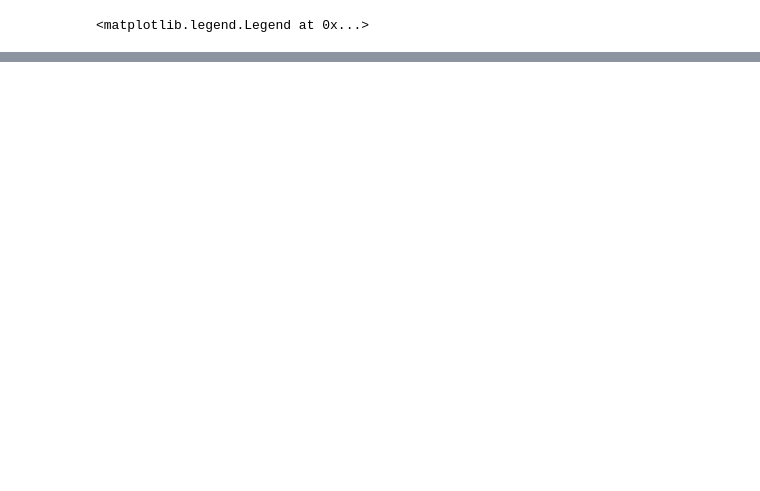
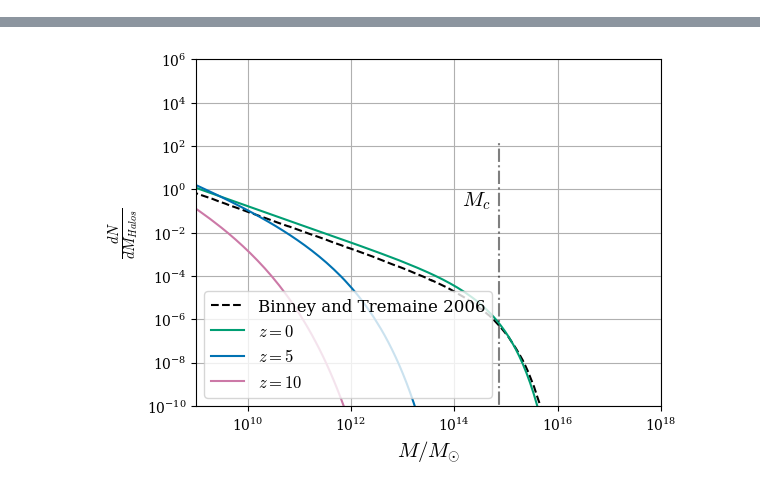
Before and after one commit to antoninvapa/Masters-Project, a Jupyter notebook: PS_output.ipynb, the cells around one changed output, grey strips where cells are left out. Saved outputs shown, nothing was run; the diff lists cells and outputs as text; code cells hidden in the pictures; blank space fills up the shorter version.

```diff
--- a/PS_output.ipynb
+++ b/PS_output.ipynb
@@ -85,24 +97,24 @@ data = np.genfromtxt(path + 'Binney,Tremaine.csv', delimiter=';')
 # %%
-Fig, bx = plt.subplots(figsize=(6,4))
+Fig, bx = plt.subplots(figsize=(6,4.5))
 
 bx.plot(data[:,0], data[:,1], 'k--', label = 'Binney and Tremaine 2006')
 HIMF=HaloMassFunction(0, logmass_lim=(4, 20), Nbins=100)
 
 m = np.logspace(4, 18, 200)
 
-name=['TopHat', 'Gaussian', 'KSharp']
 for i in range(3):
-    bx.plot(HIMF.M, HIMF.dndms[i])
-bx.plot(m, HIMF.IMF(m, 0))
+    bx.plot(m, HIMF.IMF(m, i*5), label = f'$z={i*5}$')
 bx.set_xscale('log')
 bx.set_xlabel('$M/M_{\odot}$')
-bx.set_ylabel('$IMF$')
+bx.set_ylabel(r'$\frac{dN}{dM_{Halos}}$')
 bx.set_yscale('log')
-bx.set_ylim(1e-10,1e5)
-bx.set_xlim(1e4,1e18)
+bx.set_ylim(1e-10,1e6)
+bx.set_xlim(1e9,1e18)
+bx.grid()
 
 bx.annotate('$M_c$', xy=(5e14, 1), horizontalalignment='right', verticalalignment='top' )
 bx.plot((7.4e14,7.4e14), (1e-12, 200), 'k-.', alpha=0.5)
 bx.legend(loc=3)
+
+Fig.savefig(path_image+'halo_IMF.png', dpi=500, bbox_inches="tight")
 # %% [output]
-<matplotlib.legend.Legend at 0x...>
@@ -110,3 +121,4 @@ bx.legend(loc=3)
+[figure, added]
 # %%
 M_1 = [9.6e13, 4.8e13, 2.4e13, 1.2e13, 0.6e13]
 Z=[0, 1]
```
Also changed, not shown: parts of 8 cells of this notebook.
